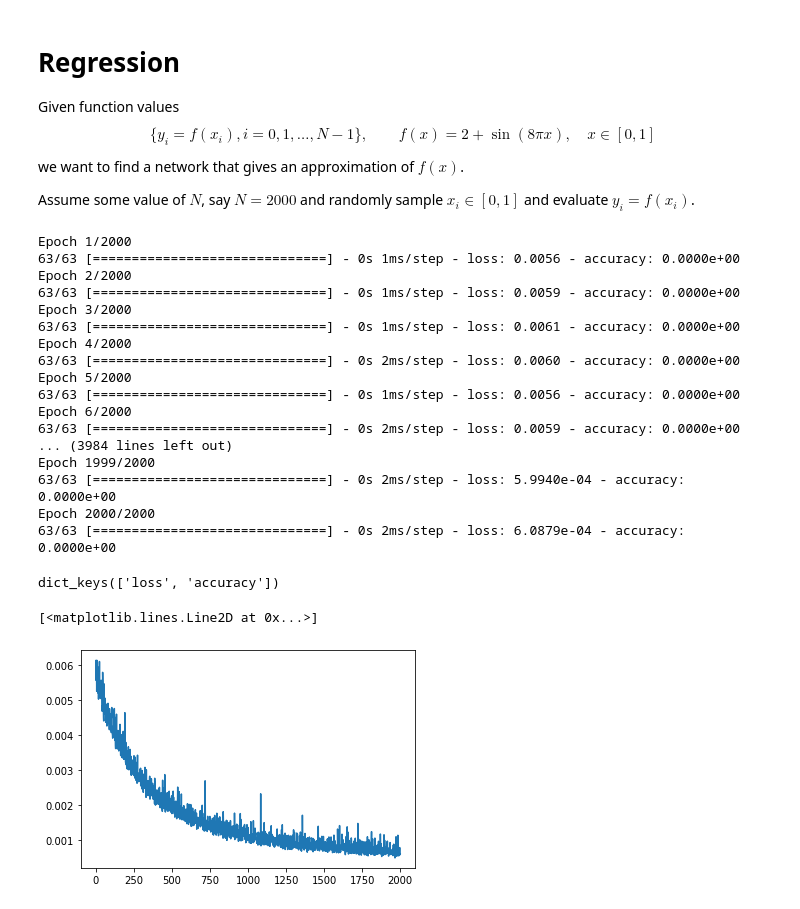
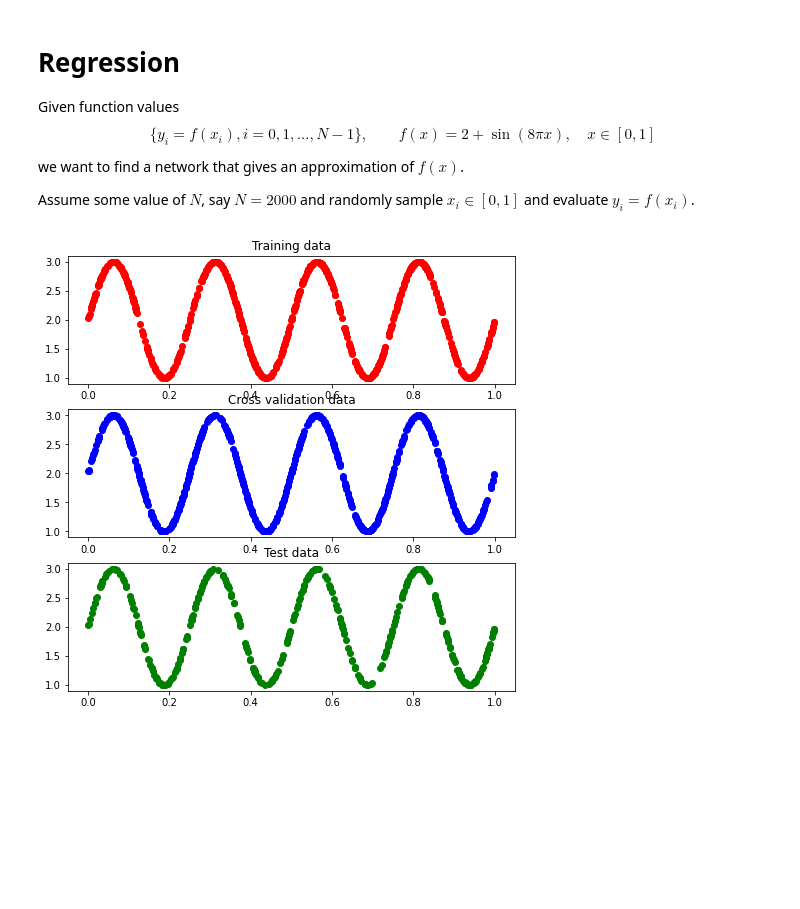
Before and after one commit to vaishnavisharma6/Tensorflow-Practice, a Jupyter notebook: test.ipynb, the cells around one changed output. Saved outputs shown, nothing was run; the diff lists cells and outputs as text; code cells hidden in the pictures; blank space fills up the shorter version.

```diff
--- a/test.ipynb
+++ b/test.ipynb
@@ -22,4 +23,6 @@ import math
 # %%
-N = 2000                                                               # sample size
-train_x = np.random.random_sample(size = N)                            # training input
-train_y = np.sin(8 * np.pi * train_x) + 2                              # training output
+N = 2000
+Ntrain = 800
+Nvalid = 800
+x = np.random.rand(N,1)
+y = np.sin(8 * np.pi * x) + 2
@@ -33,0 +29,22 @@ callbacks = myCallback()
+# %%
+train_x = x[0:Ntrain,:]
+train_y = y[0:Ntrain,:]
+valid_x = x[Ntrain:Ntrain+Nvalid,:]
+valid_y = y[Ntrain:Ntrain+Nvalid,:]                                  #dividing dataset
+test_x = x[Ntrain+Nvalid:-1,:]
+test_y = y[Ntrain+Nvalid:-1,:]
+# %%
+plt.figure(figsize = (8,8))
+plt.subplot(3,1,1)
+plt.plot(train_x,train_y,'o',color = 'red')
+plt.title('Training data')
+plt.subplot(3,1,2)
+plt.plot(valid_x,valid_y,'o',color = 'blue')
+plt.title('Cross validation data')                                   #plots for dataset
+plt.subplot(3,1,3)
+plt.plot(test_x,test_y,'o',color = 'green')
+plt.title('Test data')
+
+plt.show()
+# %% [output]
+[figure, added]
@@ -40,29 +80,0 @@ model.compile(optimizer = 'adam', loss = 'mean_squared_error', metrics = ['accur
-# %%
-history = model.fit(train_x, train_y, epochs = 2000, callbacks = [callbacks])                                     #training model
-# %% [output]
-Epoch 1/2000
-63/63 [==============================] - 0s 1ms/step - loss: 0.0056 - accuracy: 0.0000e+00
-Epoch 2/2000
-63/63 [==============================] - 0s 1ms/step - loss: 0.0059 - accuracy: 0.0000e+00
-Epoch 3/2000
-63/63 [==============================] - 0s 1ms/step - loss: 0.0061 - accuracy: 0.0000e+00
-Epoch 4/2000
-63/63 [==============================] - 0s 2ms/step - loss: 0.0060 - accuracy: 0.0000e+00
-Epoch 5/2000
-63/63 [==============================] - 0s 1ms/step - loss: 0.0056 - accuracy: 0.0000e+00
-Epoch 6/2000
-63/63 [==============================] - 0s 2ms/step - loss: 0.0059 - accuracy: 0.0000e+00
-... (3984 lines left out)
-Epoch 1999/2000
-63/63 [==============================] - 0s 2ms/step - loss: 5.9940e-04 - accuracy: 0.0000e+00
-Epoch 2000/2000
-63/63 [==============================] - 0s 2ms/step - loss: 6.0879e-04 - accuracy: 0.0000e+00
-# %%
-print(history.history.keys())
-# %% [output]
-dict_keys(['loss', 'accuracy'])
-# %%
-plt.plot(history.history['loss'])
-# %% [output]
-[<matplotlib.lines.Line2D at 0x...>]
-[figure, removed]
```
Also changed, not shown: parts of 10 cells of this notebook.
